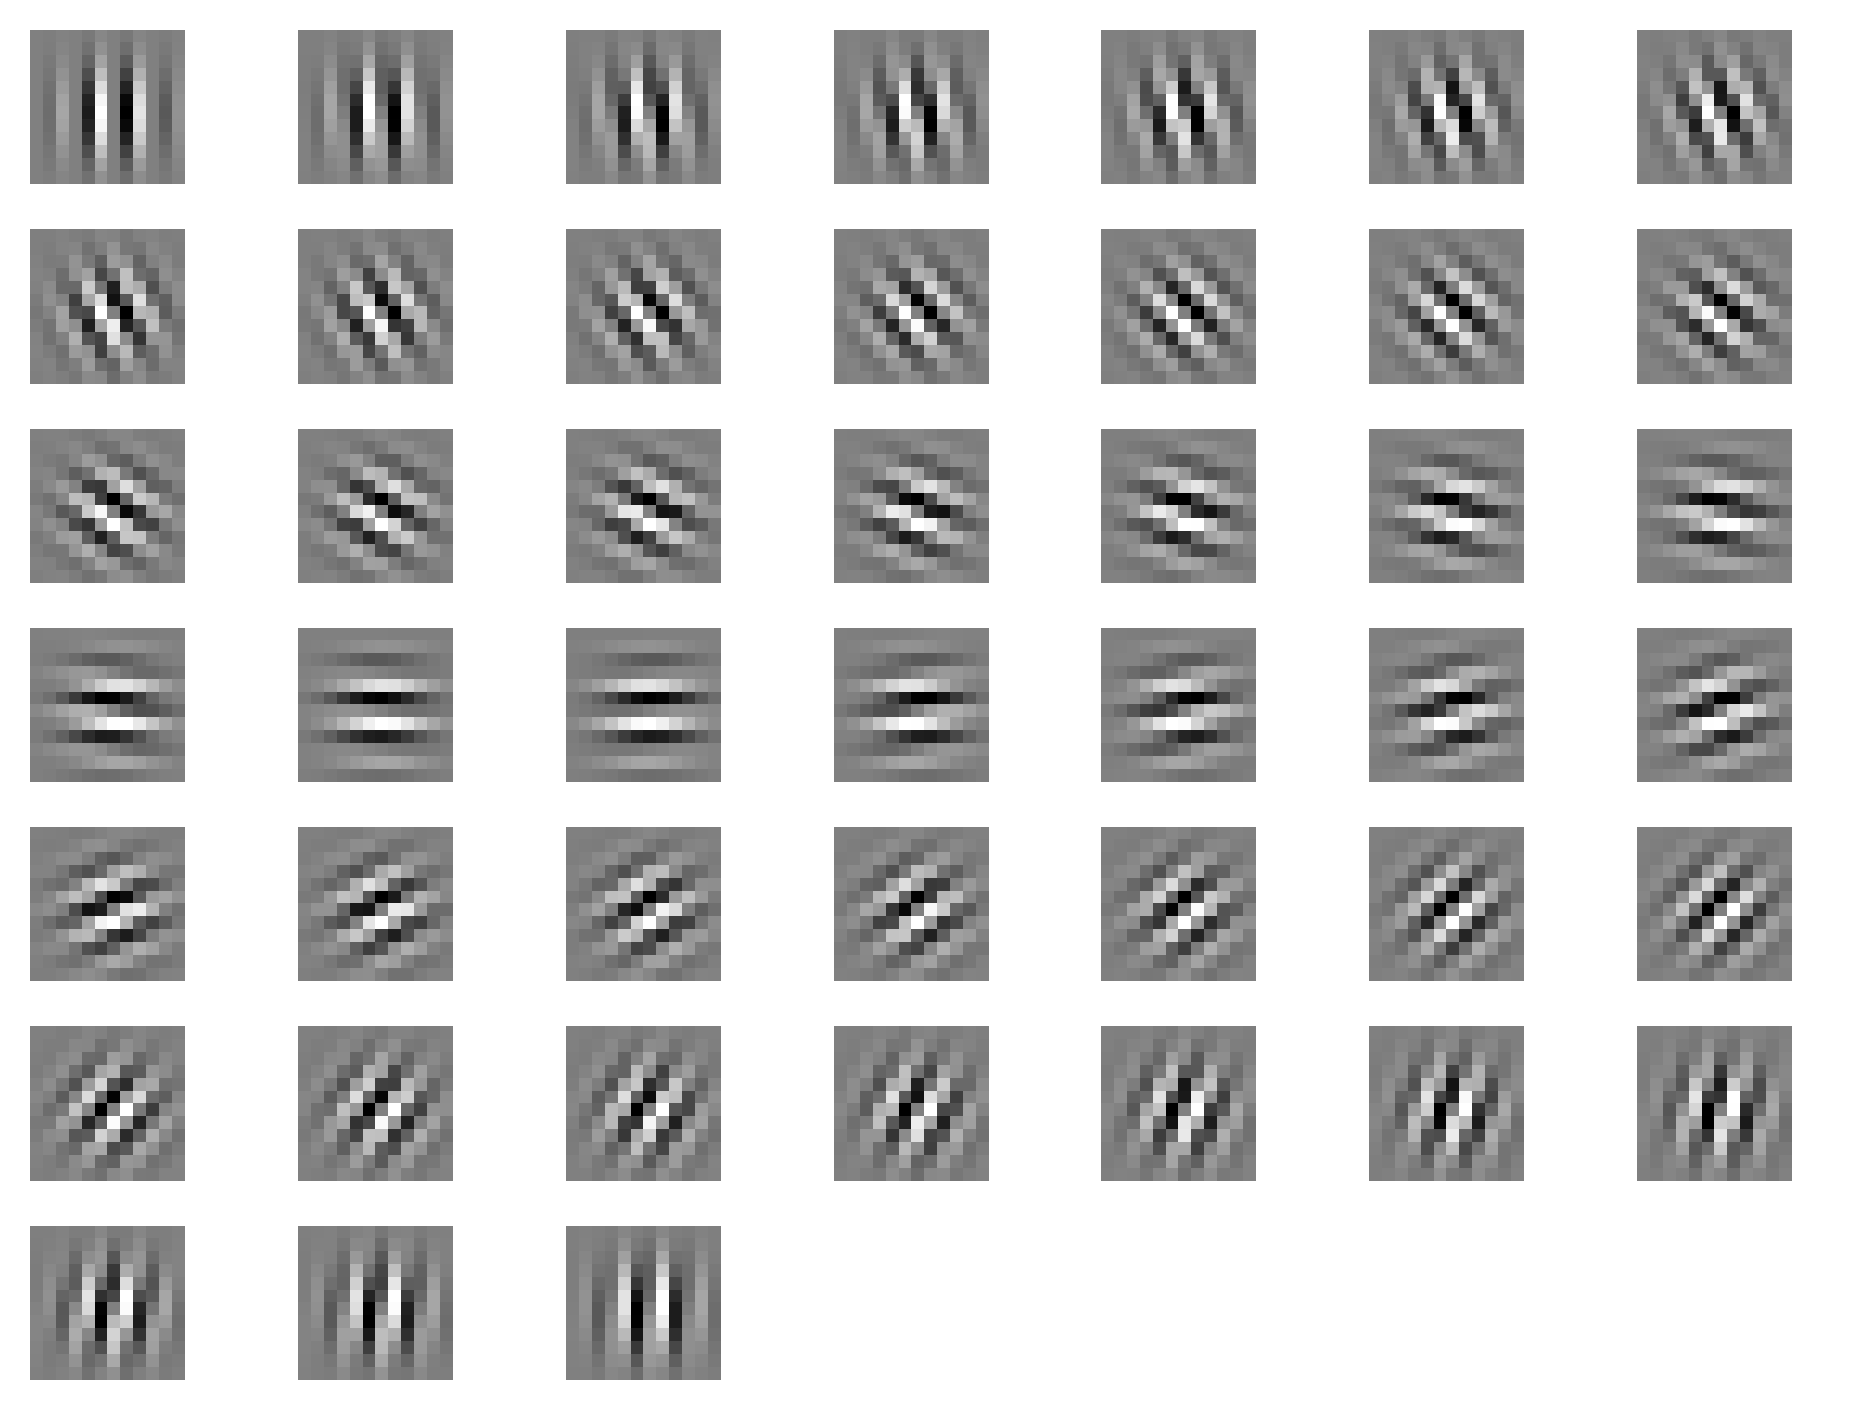
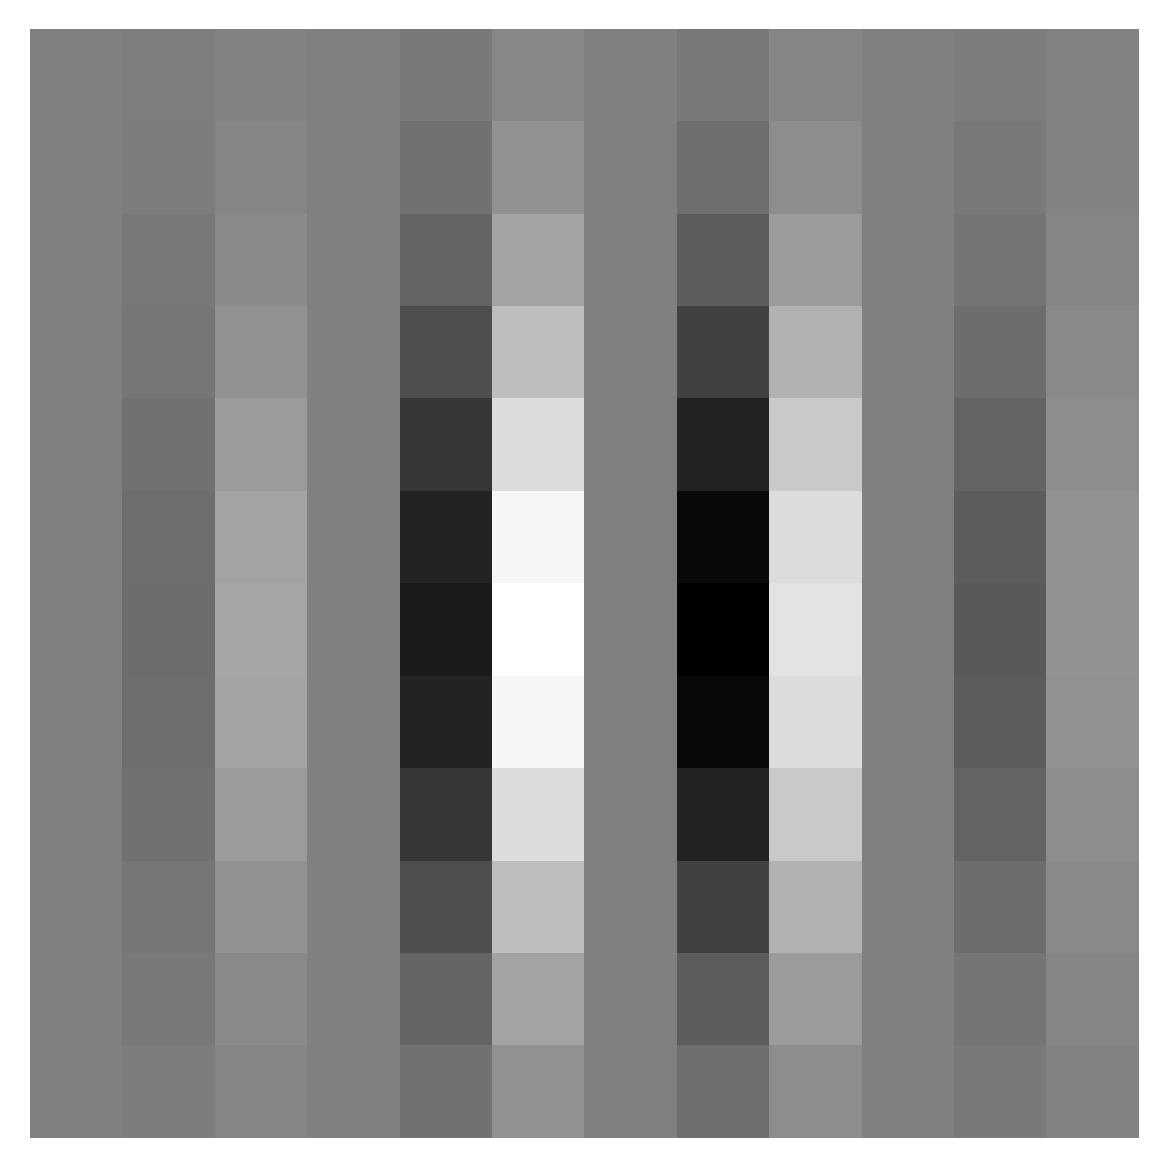
The change to this notebook cell's code, shown as a diff; its figure went from the first image to the second:
--- before
+++ after
@@ -1,8 +1,4 @@
-fig, axs = plt.subplots(7, 7, dpi=300, sharey=True)
-axs = axs.flatten()
+fig, axs = plt.subplots(dpi=300, sharey=True)
 for idx, pf in enumerate(haefner_model.x_pfs):
-    axs[idx].imshow(haefner_model.x_pfs[idx].view(12, 12).detach(), cmap="gray")
-    axs[idx].axis("off")
-for ax in axs:
-    ax.axis("off")
-plt.tight_layout()
+    axs.imshow(haefner_model.x_pfs[0].view(12, 12).detach(), cmap="gray")
+    axs.axis("off")

Commit: Update